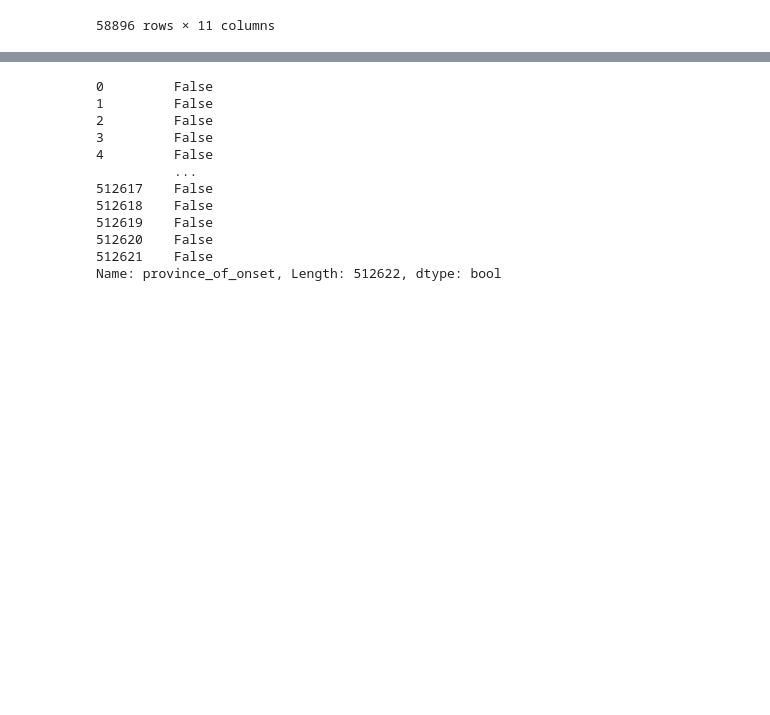
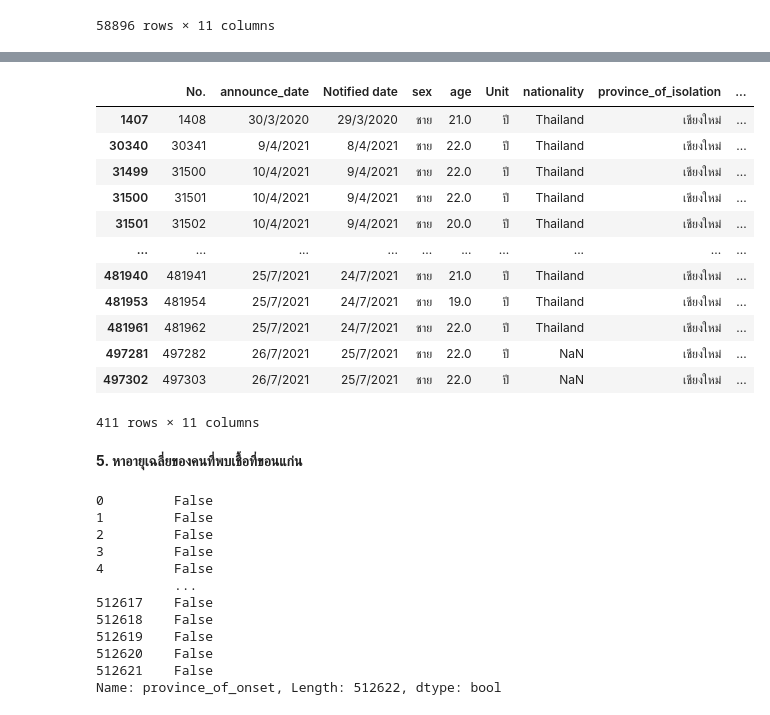
Before and after one commit to Wikanda-Hongboonmee/DWDM21, a Jupyter notebook: Data_Preprocessing_(Chapter_3).ipynb, the cells around one changed output, grey strips where cells are left out. Cells and saved outputs as stored; diff of their text form; code cells hidden in the pictures; blank space fills up the shorter version.

```diff
--- a/Data_Preprocessing_(Chapter_3).ipynb
+++ b/Data_Preprocessing_(Chapter_3).ipynb
@@ -761,0 +767,3 @@ data_cases2[blist_female &  blist_province_of_onset]
+# %%
+blist_male = data_cases2['sex'] == 'ชาย'
+blist_male
@@ -761,0 +783,3 @@ data_cases2[blist_female &  blist_province_of_onset]
+# %%
+blist_age = data_cases2['age'] >= 18
+blist_age
@@ -761,0 +799,3 @@ data_cases2[blist_female &  blist_province_of_onset]
+# %%
+blist_age2 = data_cases2['age'] <= 22
+blist_age2
@@ -761,0 +815,3 @@ data_cases2[blist_female &  blist_province_of_onset]
+# %%
+blist_province_of_isolation4 =  data_cases2['province_of_isolation'] == 'เชียงใหม่'
+blist_province_of_isolation4
@@ -762,3 +831,21 @@ data_cases2[blist_female &  blist_province_of_onset]
+# %%
+data_cases2[blist_male & blist_age & blist_age2 & blist_province_of_isolation4]
+# %% [output]
+|  | No. | announce_date | Notified date | sex | age | Unit | nationality | province_of_isolation | ... |
+| 1407 | 1408 | 30/3/2020 | 29/3/2020 | ชาย | 21.0 | ปี | Thailand | เชียงใหม่ | ... |
+| 30340 | 30341 | 9/4/2021 | 8/4/2021 | ชาย | 22.0 | ปี | Thailand | เชียงใหม่ | ... |
+| 31499 | 31500 | 10/4/2021 | 9/4/2021 | ชาย | 22.0 | ปี | Thailand | เชียงใหม่ | ... |
+| 31500 | 31501 | 10/4/2021 | 9/4/2021 | ชาย | 22.0 | ปี | Thailand | เชียงใหม่ | ... |
+| 31501 | 31502 | 10/4/2021 | 9/4/2021 | ชาย | 20.0 | ปี | Thailand | เชียงใหม่ | ... |
+| ... | ... | ... | ... | ... | ... | ... | ... | ... | ... |
+| 481940 | 481941 | 25/7/2021 | 24/7/2021 | ชาย | 21.0 | ปี | Thailand | เชียงใหม่ | ... |
+| 481953 | 481954 | 25/7/2021 | 24/7/2021 | ชาย | 19.0 | ปี | Thailand | เชียงใหม่ | ... |
+| 481961 | 481962 | 25/7/2021 | 24/7/2021 | ชาย | 22.0 | ปี | Thailand | เชียงใหม่ | ... |
+| 497281 | 497282 | 26/7/2021 | 25/7/2021 | ชาย | 22.0 | ปี | NaN | เชียงใหม่ | ... |
+| 497302 | 497303 | 26/7/2021 | 25/7/2021 | ชาย | 22.0 | ปี | NaN | เชียงใหม่ | ... |
+411 rows × 11 columns
+# %% [markdown]
+**5. หาอายุเฉลี่ยของคนที่พบเชื้อที่ขอนแก่น**
 # %%
 blist_province_of_onset2	=  data_cases2['province_of_onset'] == 'ขอนแก่น'
 blist_province_of_onset2
```
Also changed, not shown: parts of 9 cells of this notebook.
